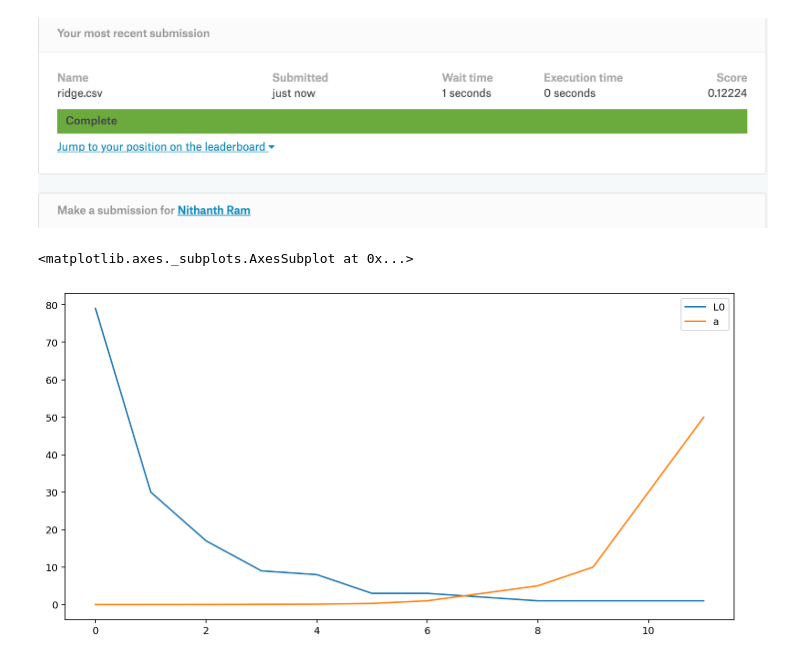
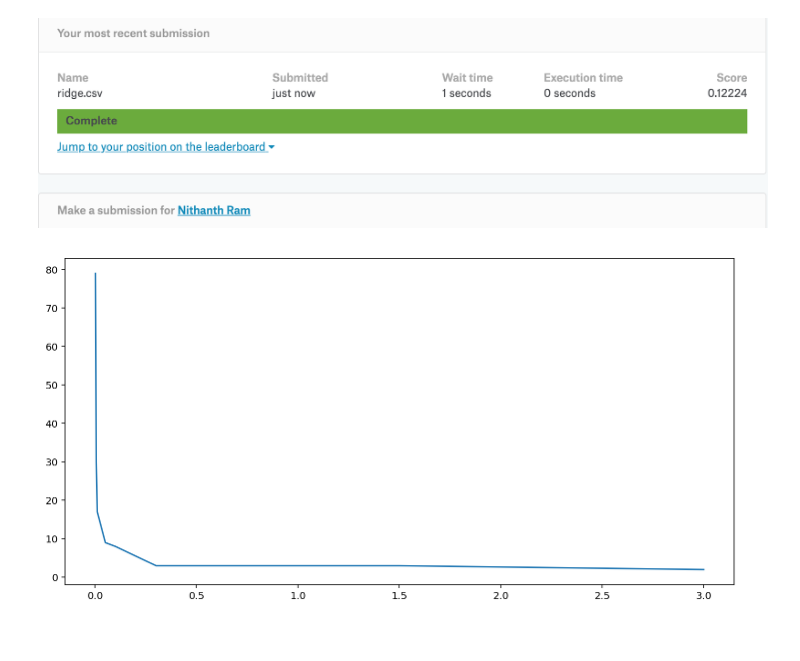
Before and after one commit to yue-cheng-wind/EE460J-Labs, a Jupyter notebook: Lab 3/Untitled.ipynb, the cells around one changed output. Drawn from its saved outputs; the diff is of its cells as text; code cells hidden in the pictures.

Commit message:
Number 2: 2,3,4 Done

```diff
--- a/Lab 3/Untitled.ipynb
+++ b/Lab 3/Untitled.ipynb
@@ -137,13 +144,14 @@ RMSE for Ridge Regression: 0.1276558204028946 VS RMSE for Lasso Regression: 0.12
 ![Screen%20Shot%202019-09-24%20at%2012.14.35%20PM.png](attachment:Screen%20Shot%202019-09-24%20at%2012.14.35%20PM.png)
 # %% [markdown]
 ![Screen%20Shot%202019-09-24%20at%2012.16.20%20PM.png](attachment:Screen%20Shot%202019-09-24%20at%2012.16.20%20PM.png)
-# %%
-L0 = []
-for alpha in alphas:
-    lasso = Lasso(alpha).fit(X_train, y)
-    L0.append({"a": alpha, "L0": sum(lasso.coef_ != 0)})
-
-pd.DataFrame(L0).plot()
-# %% [output]
-<matplotlib.axes._subplots.AxesSubplot at 0x...>
-[figure, removed]
+# %%
+L0 = [] #L0 norm list
+alphas = [0.001, 0.005, 0.01, 0.05, 0.1, 0.3, 0.5, 1, 1.1, 1.3, 1.5, 3]
+for alpha in alphas:
+    lasso = Lasso(alpha).fit(X_train, y) #fit the lasso regression to the data using alpha in list
+    L0.append(sum(lasso.coef_ != 0)) #find the amount of nonzero coefficients exist in the regresstion
+fig
+plt.plot(alphas, L0) #plot alpha values increasing in strength against number of nonzero coefficients
+plt.show()
+# %% [output]
+[figure, added]
```
Also changed, not shown: parts of 2 cells of this notebook.
